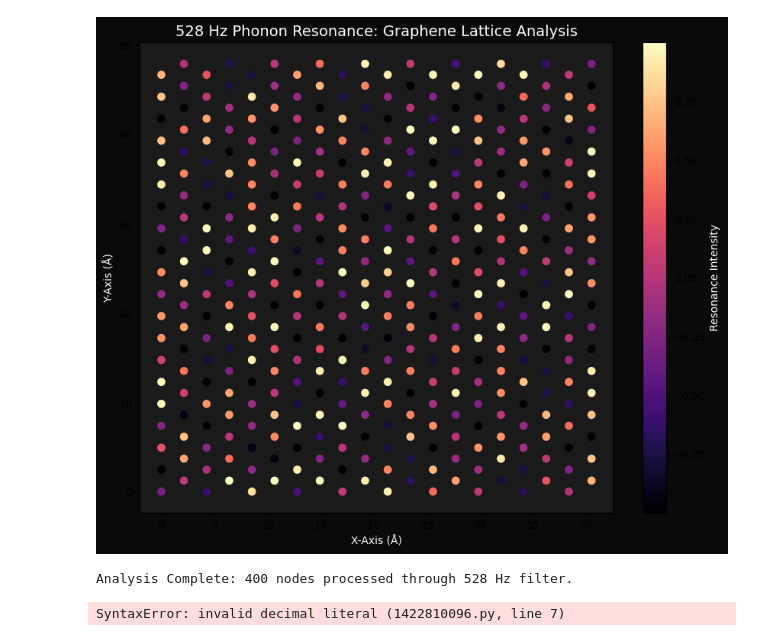
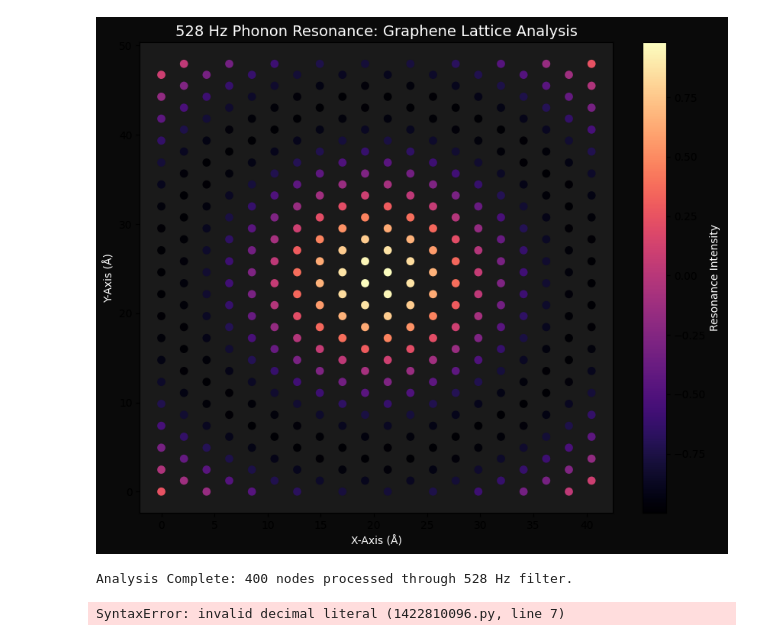
Before and after one commit to lovelaceyrae11/Castleberry-Bloom-Engine., a Jupyter notebook: bloom_engine_core.ipynb, the cells around one changed output. Cells and saved outputs as stored; diff of their text form; code cells hidden in the pictures.

Commit message:
Created using ColabUpdate: Phonon velocity set to 21,000 m/s for Graphene accuracy.

```diff
--- a/bloom_engine_core.ipynb
+++ b/bloom_engine_core.ipynb
@@ -30,7 +30,7 @@ def generate_castleberry_lattice(rows, cols, bond_length=1.42):
             points.append((x, y))
     return np.array(points)
 
-def calculate_528hz_resonance(points, frequency=528, speed_of_sound=343):
+def calculate_528hz_resonance(points, frequency=528, speed_of_sound=21000):
     """
     Calculates the vibration amplitude at each point on the lattice.
     speed_of_sound: standard m/s (can be adjusted for material medium).
@@ -39,34 +39,34 @@ def calculate_528hz_resonance(points, frequency=528, speed_of_sound=343):
     k = 2 * np.pi / wavelength  # Wave number
 
     # Calculate distance from center (The Bloom Origin)
     center = points.mean(axis=0)
     distances = np.linalg.norm(points - center, axis=1)
 
     # Interference pattern (Stationary Wave)
     amplitudes = np.cos(k * distances)
     return amplitudes
 
 # --- Execution ---
 # Define grid size for the analysis
 lattice_points = generate_castleberry_lattice(20, 20)
 vibrations = calculate_528hz_resonance(lattice_points)
 
 # --- Visualization ---
 plt.figure(figsize=(10, 8), facecolor='#0a0a0a')
 sc = plt.scatter(lattice_points[:, 0], lattice_points[:, 1],
                  c=vibrations, cmap='magma', s=60, edgecolors='none')
 
 plt.title("528 Hz Phonon Resonance: Graphene Lattice Analysis", color='white', fontsize=14)
 plt.xlabel("X-Axis (Å)", color='white')
 plt.ylabel("Y-Axis (Å)", color='white')
 cb = plt.colorbar(sc)
 cb.set_label('Resonance Intensity', color='white')
 plt.gca().set_facecolor('#1a1a1a')
 plt.show()
 
 print(f"Analysis Complete: {len(lattice_points)} nodes processed through 528 Hz filter.")
 # %% [output]
-[figure, old version]
+[figure, new version]
 Analysis Complete: 400 nodes processed through 528 Hz filter.
 # %%
 <Bloom_Analysis>
```
